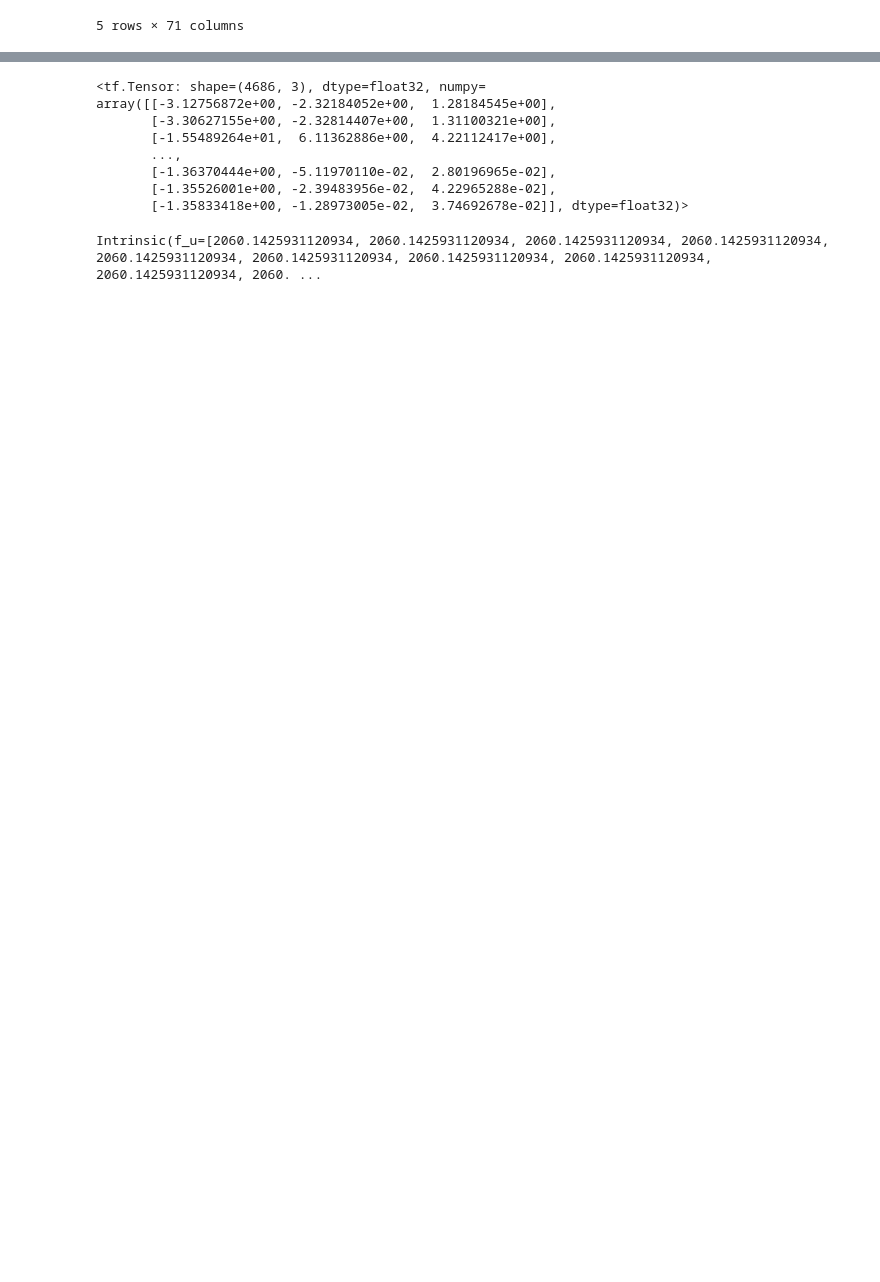
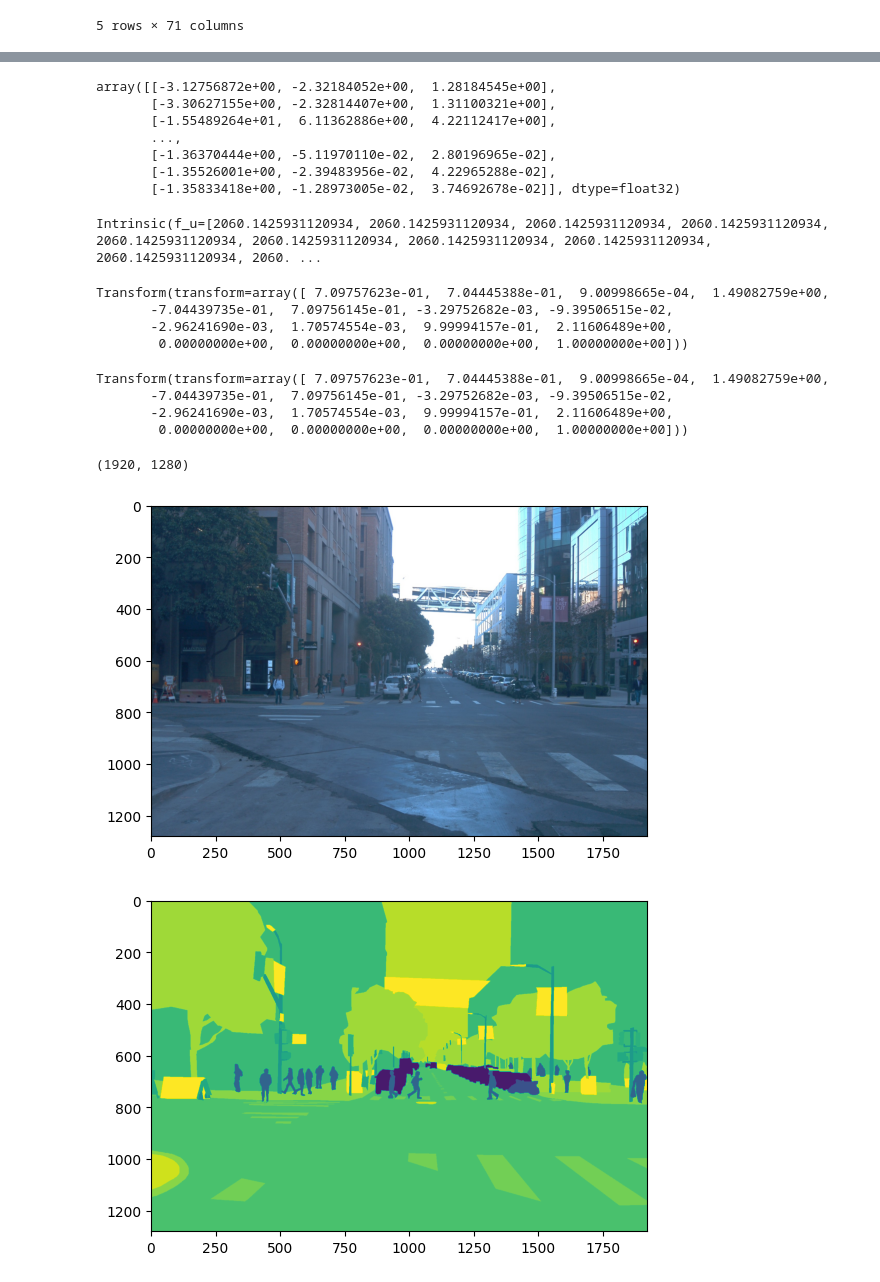
Before and after one commit to UTD-Autopilot/UncertaintyBEVMapping, a Jupyter notebook: notebooks/test_waymo.ipynb, the cells around one changed output, grey strips where cells are left out. Cells and saved outputs as stored; diff of their text form; code cells hidden in the pictures; blank space fills up the shorter version.

```diff
--- a/notebooks/test_waymo.ipynb
+++ b/notebooks/test_waymo.ipynb
@@ -206,9 +192,9 @@ def extract_intrinsic(intrinsic: Intrinsic) -> Iterable[Intrinsic]:
         )
 
 def extract_transform(transform: column_types.Transform) -> Iterable[column_types.Transform]:
-    for i in range(len(transform.transform)):
+    for i in range(len(transform)):
         yield column_types.Transform(
-            transform=transform.transform[i],
+            transform=transform[i],
         )
 
 def waymo_intrinsic_to_matrix_and_distortion(intrinsic: Intrinsic) -> np.ndarray:
@@ -268,6 +254,7 @@ for i, (k, r) in enumerate(combined_df.iterrows()):
     rr.set_time_sequence(f'ts', ts)
     # Create component dataclasses for the raw data
     cam_image = v2.CameraImageComponent.from_dict(r)
+    cam_seg = v2.CameraSegmentationLabelComponent.from_dict(r)
     cam_calib = v2.CameraCalibrationComponent.from_dict(r)
     cam_box = v2.CameraBoxComponent.from_dict(r)
     lidar = v2.LiDARComponent.from_dict(r)
@@ -281,7 +268,7 @@ for i, (k, r) in enumerate(combined_df.iterrows()):
         image = Image.open(io.BytesIO(image))
         rr.log(f'camera/{camera_name}', rr.Image(image))
 
-        rr.log(f'camera/{camera_name}', rr.Transform3D(mat3x3=extrinsic[:3, :3]))
+        rr.log(f'camera/{camera_name}', rr.Transform3D(mat3x3=extrinsic.transform.reshape(4,4)[:3, :3]))
 
         intrinsic, distortion = waymo_intrinsic_to_matrix_and_distortion(intrinsic)
         rr.log(f'camera/{camera_name}', rr.Pinhole(image_from_camera=intrinsic))
@@ -304,15 +295,47 @@ rr.save(rerun_output_path)
 # %%
 pcl
 # %% [output]
-<tf.Tensor: shape=(4686, 3), dtype=float32, numpy=
 array([[-3.12756872e+00, -2.32184052e+00,  1.28184545e+00],
        [-3.30627155e+00, -2.32814407e+00,  1.31100321e+00],
        [-1.55489264e+01,  6.11362886e+00,  4.22112417e+00],
        ...,
        [-1.36370444e+00, -5.11970110e-02,  2.80196965e-02],
        [-1.35526001e+00, -2.39483956e-02,  4.22965288e-02],
-       [-1.35833418e+00, -1.28973005e-02,  3.74692678e-02]], dtype=float32)>
+       [-1.35833418e+00, -1.28973005e-02,  3.74692678e-02]], dtype=float32)
 # %%
 cam_calib.intrinsic
 # %% [output]
 Intrinsic(f_u=[2060.1425931120934, 2060.1425931120934, 2060.1425931120934, 2060.1425931120934, 2060.1425931120934, 2060.1425931120934, 2060.1425931120934, 2060.1425931120934, 2060.1425931120934, 2060. ...
+# %%
+extrinsic
+# %% [output]
+Transform(transform=array([ 7.09757623e-01,  7.04445388e-01,  9.00998665e-04,  1.49082759e+00,
+       -7.04439735e-01,  7.09756145e-01, -3.29752682e-03, -9.39506515e-02,
+       -2.96241690e-03,  1.70574554e-03,  9.99994157e-01,  2.11606489e+00,
+        0.00000000e+00,  0.00000000e+00,  0.00000000e+00,  1.00000000e+00]))
+# %%
+extrinsic
+# %% [output]
+Transform(transform=array([ 7.09757623e-01,  7.04445388e-01,  9.00998665e-04,  1.49082759e+00,
+       -7.04439735e-01,  7.09756145e-01, -3.29752682e-03, -9.39506515e-02,
+       -2.96241690e-03,  1.70574554e-03,  9.99994157e-01,  2.11606489e+00,
+        0.00000000e+00,  0.00000000e+00,  0.00000000e+00,  1.00000000e+00]))
+# %%
+
+import matplotlib.pyplot as plt
+from PIL import Image
+import numpy as np
+import io
+
+img = Image.open(io.BytesIO(camera_image.image[0]))
+print(img.size)
+plt.imshow(np.array(img))
+plt.show()
+
+img = Image.open(io.BytesIO(cam_seg.panoptic_label[0]))
+plt.imshow(np.array(img))
+plt.show()
+# %% [output]
+(1920, 1280)
+[figure, added]
+[figure, added]
```
Also changed, not shown: parts of 3 cells of this notebook.
